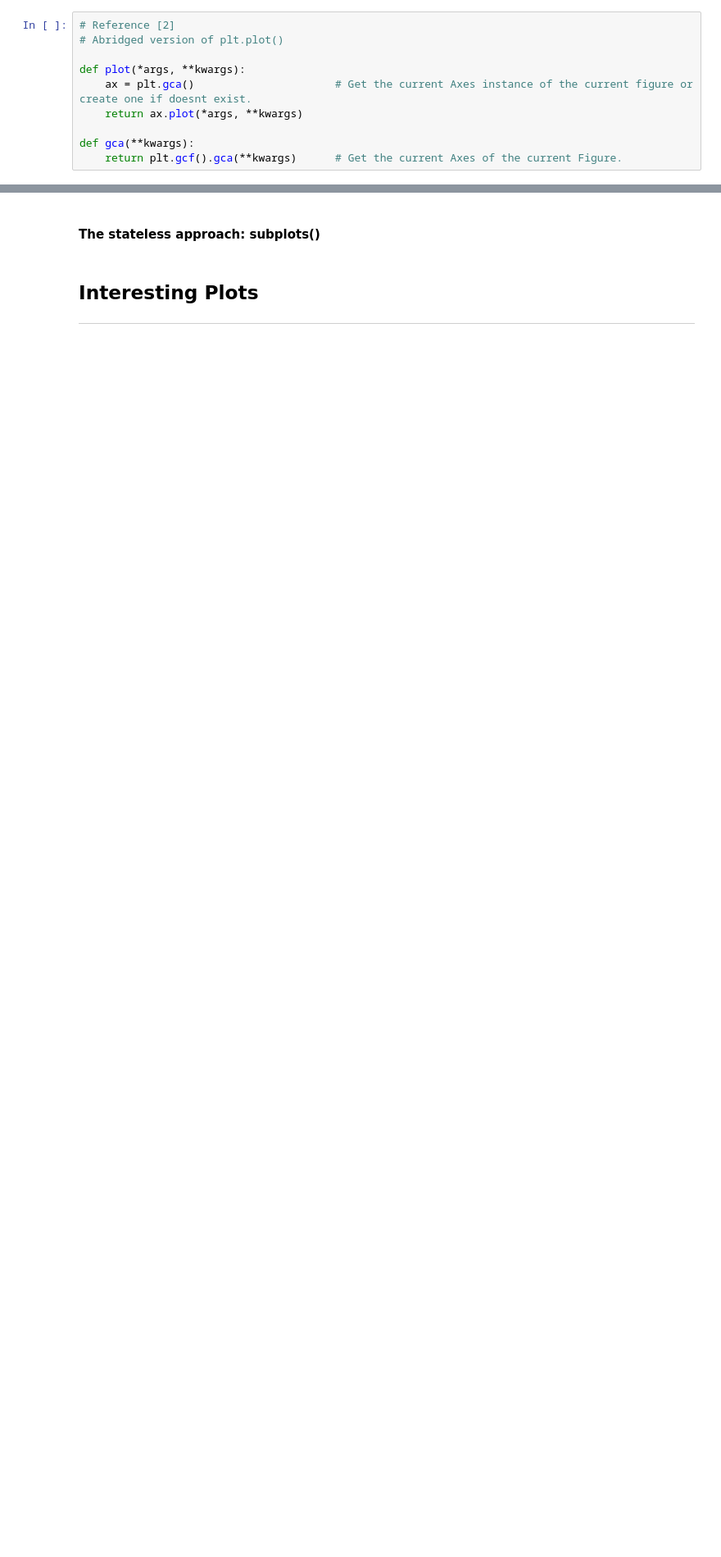
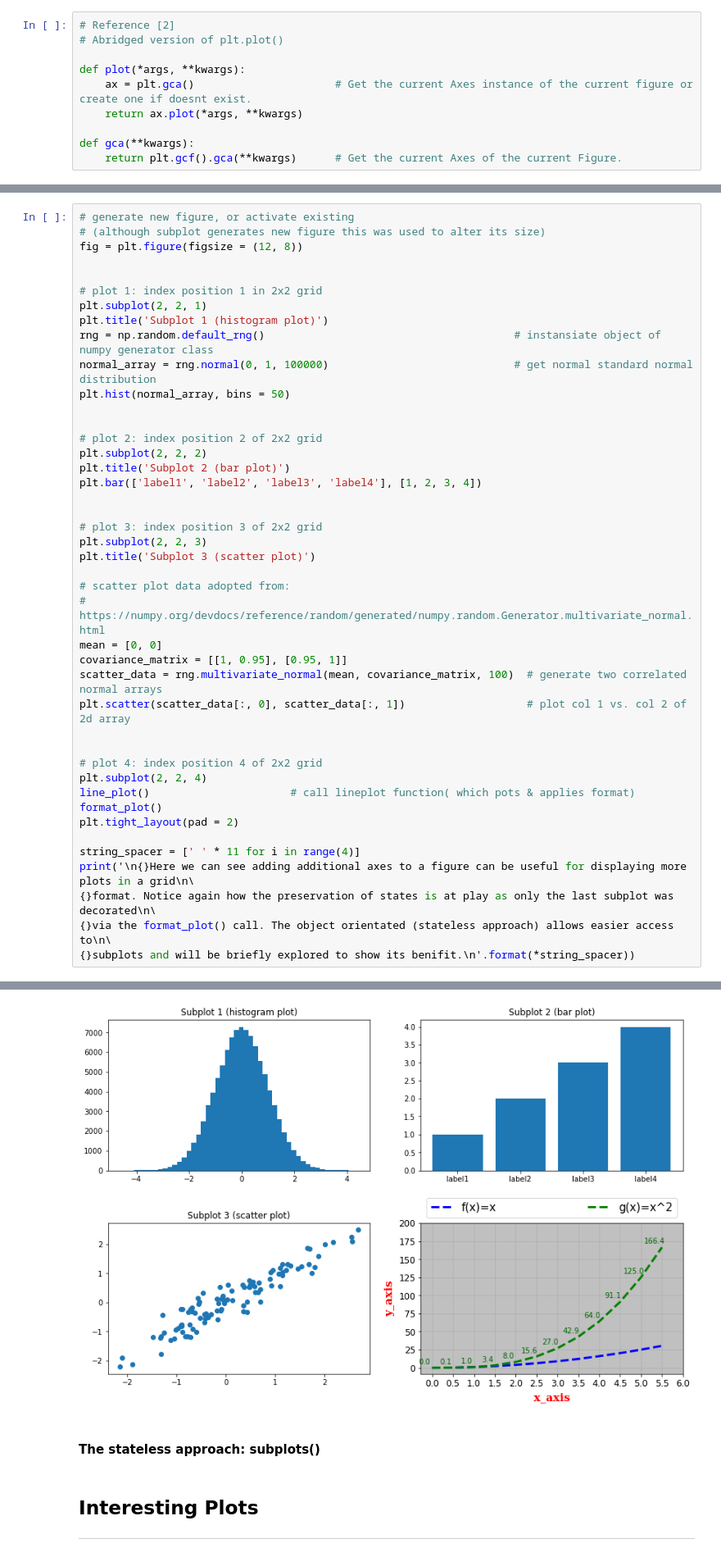
Before and after one commit to CiaranMoran27/Fundamentals-of-Data-Analysis, a Jupyter notebook: pyplot.ipynb, the cells around one changed output, grey strips where cells are left out. Shown at 82% size. Cells and saved outputs as stored; diff of their text form; blank space fills up the shorter version.

```diff
--- a/pyplot.ipynb
+++ b/pyplot.ipynb
@@ -179,0 +181,44 @@ none exist.
+# %%
+# generate new figure, or activate existing
+# (although subplot generates new figure this was used to alter its size)
+fig = plt.figure(figsize = (12, 8))
+
+
+# plot 1: index position 1 in 2x2 grid
+plt.subplot(2, 2, 1)
+plt.title('Subplot 1 (histogram plot)')
+rng = np.random.default_rng()                                       # instansiate object of numpy generator class
+normal_array = rng.normal(0, 1, 100000)                             # get normal standard normal distribution
+plt.hist(normal_array, bins = 50)
+
+
+# plot 2: index position 2 of 2x2 grid
+plt.subplot(2, 2, 2)
+plt.title('Subplot 2 (bar plot)')
+plt.bar(['label1', 'label2', 'label3', 'label4'], [1, 2, 3, 4])
+
+
+# plot 3: index position 3 of 2x2 grid
+plt.subplot(2, 2, 3)
+plt.title('Subplot 3 (scatter plot)')
+
+# scatter plot data adopted from:
+# https://numpy.org/devdocs/reference/random/generated/numpy.random.Generator.multivariate_normal.html
+mean = [0, 0]
+covariance_matrix = [[1, 0.95], [0.95, 1]]
+scatter_data = rng.multivariate_normal(mean, covariance_matrix, 100)  # generate two correlated normal arrays
+plt.scatter(scatter_data[:, 0], scatter_data[:, 1])                   # plot col 1 vs. col 2 of 2d array
+
+
+# plot 4: index position 4 of 2x2 grid
+plt.subplot(2, 2, 4)
+line_plot()                      # call lineplot function( which pots & applies format)
+format_plot()
+plt.tight_layout(pad = 2)
+
+string_spacer = [' ' * 11 for i in range(4)]
+print('\n{}Here we can see adding additional axes to a figure can be useful for displaying more plots in a grid\n\
+{}format. Notice again how the preservation of states is at play as only the last subplot was decorated\n\
+{}via the format_plot() call. The object orientated (stateless approach) allows easier access to\n\
+{}subplots and will be briefly explored to show its benifit.\n'.format(*string_spacer))
+# %% [output]
@@ -180,3 +229,4 @@ none exist.
+[figure, added]
 # %% [markdown]
 ####  The stateless approach: subplots()
 # %% [markdown]
```
Also changed, not shown: parts of 6 cells of this notebook.
